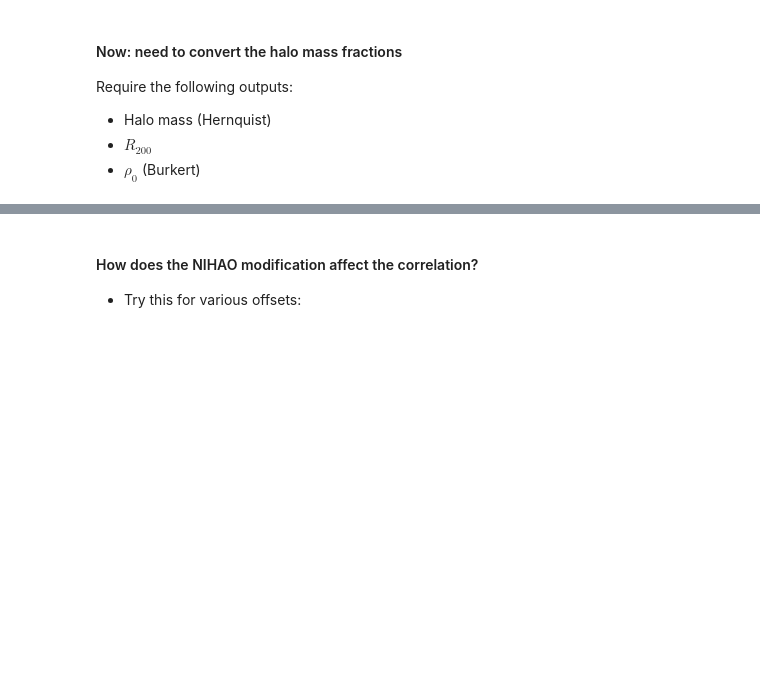
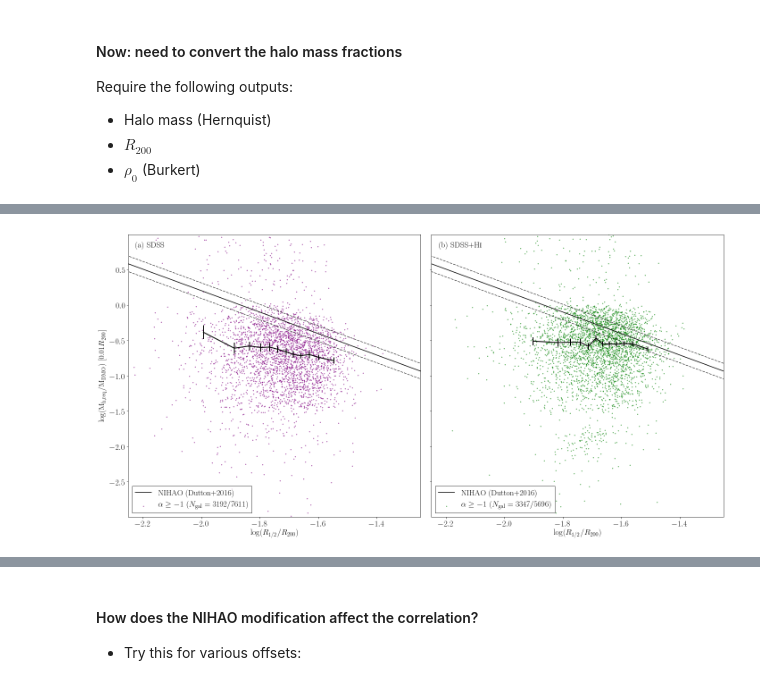
Before and after one commit to RossHart/Donghia_paper, a Jupyter notebook: halo_flattening.ipynb, the cells around one changed output, grey strips where cells are left out. Cells and saved outputs as stored; diff of their text form; code cells hidden in the pictures; blank space fills up the shorter version.

```diff
--- a/halo_flattening.ipynb
+++ b/halo_flattening.ipynb
@@ -422,0 +422,69 @@ for c, mask, assign in zip(columns,masks,assignments):
+# %%
+from scipy.stats import spearmanr
+from contours import kde_contour
+#from sklearn.mixture import GaussianMixture
+from xy_plots import x_vs_y
+
+fig, axarr = plt.subplots(1,2,figsize=(20,10),sharex=True,sharey=True)
+axarr = axarr.ravel()
+
+_ = axarr[0].set_xlim(-3,-1)
+_ = axarr[0].set_ylim(-3,1)
+
+gz2_m = morph_data['m']
+#alpha_ok = np.all([sample_ok,alphas >= -1],axis=0)
+#alpha_ok_hi = np.all([sample_ok,alphas_hi >= -1],axis=0)
+alpha_ok = np.all([in_sdss,alphas >= -1],axis=0)
+alpha_ok_hi = np.all([in_sdss_hi,alphas_hi >= -1],axis=0)
+
+contour = False
+
+####
+plt.sca(axarr[0])
+x = np.log10(r_half/r200)[alpha_ok]
+y = np.log10(hmf[alpha_ok])
+hmf_plotter(axarr[0],x,y,True,True,color='purple',s=1,
+            mask=alpha_ok[in_sdss],label=r'$\alpha \geq -1$',
+            figlabel='SDSS',letter='a')
+
+xy = x_vs_y(x,y).continuous_vs_continuous_binned_median(equal_N=True,
+                                                        bins=12)
+xy.error_plot(axarr[0],style='errorbar',color='k',lw=2)
+
+if contour is True:
+    _ = kde_contour(x,y,fill=True,fill_properties={'colormap':'Purples'},
+                    line_properties={'color':'purple'},zorder=1)
+
+
+#####
+plt.sca(axarr[1])
+x = np.log10(r_half_hi/r200)[alpha_ok_hi]
+y = np.log10(hmf_hi[alpha_ok_hi])
+hmf_plotter(axarr[1],x,y,True,False,color='g',s=1,
+            mask=alpha_ok_hi[in_sdss_hi],label=r'$\alpha \geq -1$',
+            figlabel=r'SDSS+H\textsc{i}',letter='b')
+
+xy = x_vs_y(x,y).continuous_vs_continuous_binned_median(equal_N=True,
+                                                        bins=12)
+xy.error_plot(axarr[1],style='errorbar',color='k',lw=2)
+
+if contour is True:
+    _ = kde_contour(x,y,fill=True,fill_properties={'colormap':'Greens'},
+                    line_properties={'color':'g'},zorder=1)
+
+x_guide = np.linspace(-3.5,-1,100)
+y_guide, y_lower, y_upper = nihao_line(x_guide)
+
+########
+for ax in axarr:
+    _ = ax.plot(x_guide,y_guide,'k-',label='NIHAO (Dutton+2016)',zorder=2)
+    _ = ax.plot(x_guide,y_lower,'k--',lw=1,zorder=2)
+    _ = ax.plot(x_guide,y_upper,'k--',lw=1,zorder=2)
+    _ = ax.legend(fancybox=False,edgecolor='k')
+
+_ = axarr[0].set_xlim(-2.25,-1.25)
+_ = axarr[0].set_ylim(-3,1)
+fig.tight_layout()
+#fig.savefig('figures/r_vs_hmf.pdf')
+# %% [output]
+[figure, added]
```
Also changed, not shown: parts of 28 cells of this notebook, 1 other file.
